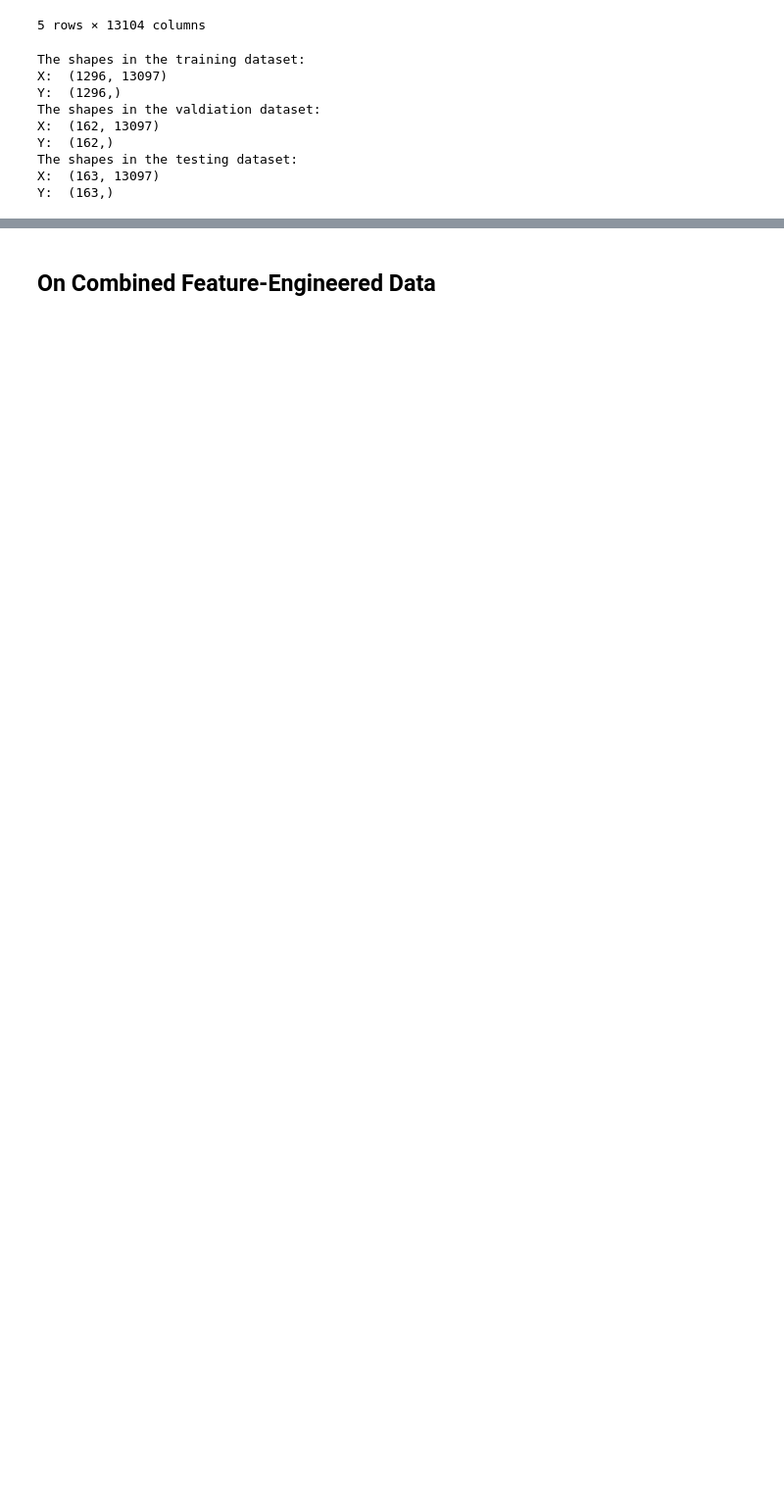
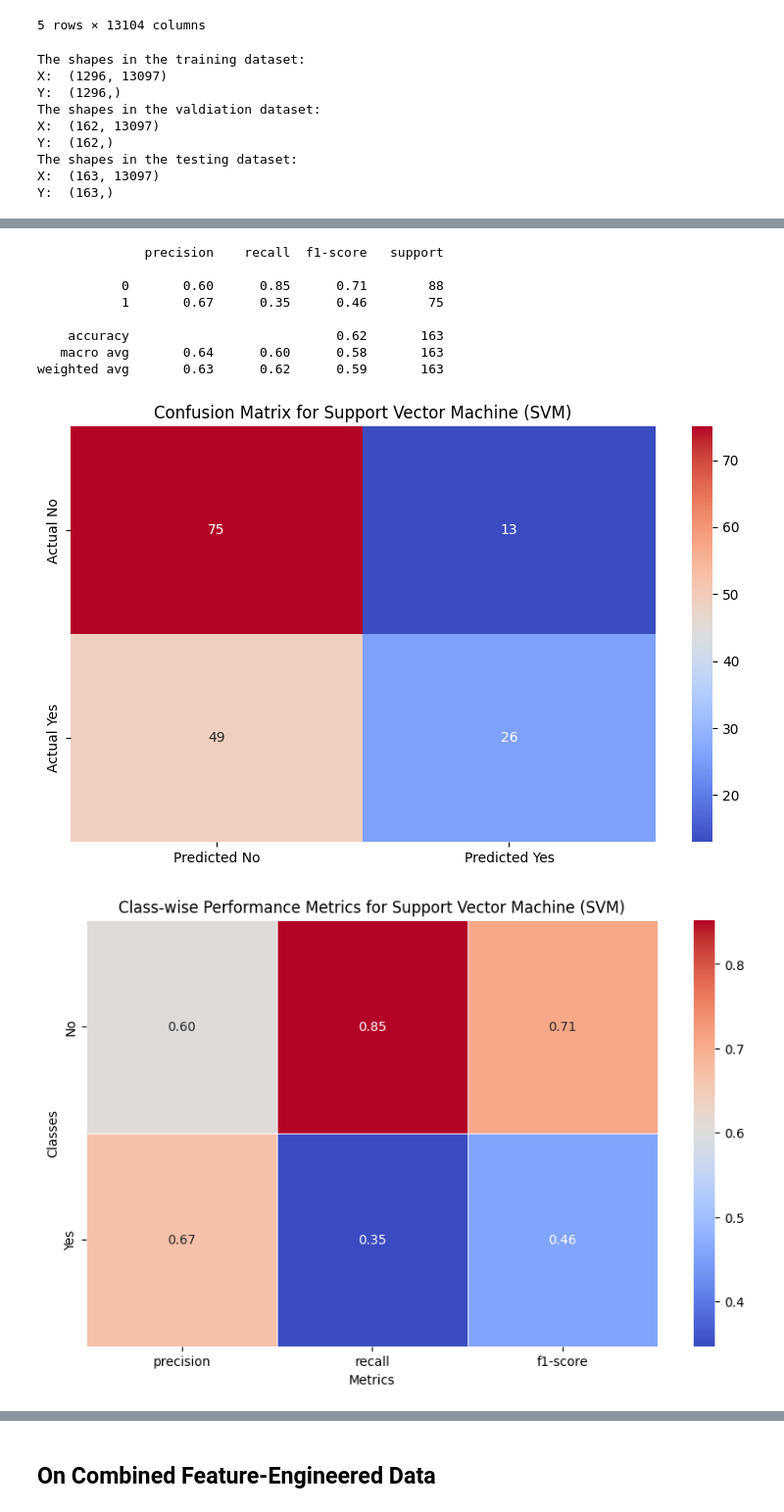
Before and after one commit to Alex-Mak-MCW/SpotifyDataScienceProject, a Jupyter notebook: Sentiment_Analysis/CompleteSentimentAnalysisCodebase.ipynb, the cells around one changed output, grey strips where cells are left out. Shown at 98% size. Saved outputs shown, nothing was run; the diff lists cells and outputs as text; code cells hidden in the pictures; blank space fills up the shorter version.

```diff
--- a/Sentiment_Analysis/CompleteSentimentAnalysisCodebase.ipynb
+++ b/Sentiment_Analysis/CompleteSentimentAnalysisCodebase.ipynb
@@ -728,15 +732,16 @@ from sklearn.svm import SVC
 
 # Define the pipeline with SVC
 SVC_pipeline = Pipeline([
-    ('classifier', SVC())  # Support Vector Classification
+    ('classifier', SVC(probability=True, random_state=42))  # Support Vector Classification
 ])
 
 # Define parameter grid for GridSearchCV
 SVC_pipeline_param_grid = {
-    'classifier__C': [0.01, 0.1, 1, 10, 100],  # Regularization parameter
+    # 'classifier__C': [0.01, 0.1, 1, 10, 100],  # Regularization parameter
     'classifier__kernel': ['linear', 'rbf', 'poly', 'sigmoid'],  # Kernel type
     # 'classifier__gamma': ['scale', 'auto'],  # Kernel coefficient for 'rbf', 'poly', and 'sigmoid'
     # 'classifier__degree': [2, 3, 4],  # Degree of the polynomial kernel function (if 'poly')
+    'classifier__probability': [True]
 }
 
 # Perform Grid Search CV
@@ -746,0 +789,14 @@ Fitting 5 folds for each of 20 candidates, totalling 100 fits
+# %%
+# Refit the model with the best parameters
+SVC_pipeline.set_params(**SVC_grid_search.best_params_,)
+SVC_pipeline.fit(X_train, y_train)
+
+# Make predictions on the training set and calculate accuracy
+SVC_y_train_pred_tuned = SVC_pipeline.predict(X_train)
+SVC_train_accuracy_posttuned = accuracy_score(y_train, SVC_y_train_pred_tuned)
+print("Training accuracy after tuning: {}".format(SVC_train_accuracy_posttuned))
+
+# Make predictions on the test set and calculate accuracy
+SVC_y_test_pred = SVC_pipeline.predict(X_test)
+SVC_test_accuracy = accuracy_score(y_test, SVC_y_test_pred)
+print("Testing (Post-tuned) Accuracy from automated tuning on LR: {}".format(SVC_test_accuracy))
@@ -746,0 +826,46 @@ Fitting 5 folds for each of 20 candidates, totalling 100 fits
+# %%
+from sklearn.metrics import classification_report
+from sklearn.metrics import confusion_matrix
+import matplotlib.pyplot as plt
+import seaborn as sns
+
+# Visualize Model Output
+# Classification report
+SVC_classification_report=classification_report(y_test, SVC_y_test_pred)
+print(SVC_classification_report)
+
+
+# Confusion matrix with seaborn heatmap
+SVC_conf_matrix=confusion_matrix(y_test, SVC_y_test_pred)
+# Seaborn heatmap
+plt.figure(figsize=(8,5))
+sns.heatmap(SVC_conf_matrix, annot=True, fmt="d", cmap='coolwarm', xticklabels=['Predicted No', 'Predicted Yes'], yticklabels=['Actual No', 'Actual Yes'])
+plt.title('Confusion Matrix for Support Vector Machine (SVM)')
+plt.tight_layout()
+plt.savefig("SVC_confusion_matrix.png")
+
+
+# Class-wise Performance Metrics
+SVC_classification_report_2 = classification_report(y_test, SVC_y_test_pred, output_dict=True)
+metrics = ['precision', 'recall', 'f1-score']
+SVC_class_metrics = {metric: [SVC_classification_report_2[class_name][metric] for class_name in ['0','1']] for metric in metrics}
+
+# Create a heatmap
+plt.figure(figsize=(10, 6))
+sns.heatmap(data=pd.DataFrame(SVC_class_metrics, index=['No','Yes']), annot=True, cmap='coolwarm', fmt=".2f", linewidths=.5)
+plt.title('Class-wise Performance Metrics for Support Vector Machine (SVM)')
+plt.xlabel('Metrics')
+plt.ylabel('Classes')
+plt.savefig("SVC_performance_metrics.png")
+plt.show()
+# %% [output]
+              precision    recall  f1-score   support
+
+           0       0.60      0.85      0.71        88
+           1       0.67      0.35      0.46        75
+
+    accuracy                           0.62       163
+   macro avg       0.64      0.60      0.58       163
+weighted avg       0.63      0.62      0.59       163
+[figure, added]
+[figure, added]
```
Also changed, not shown: parts of 18 cells of this notebook.
